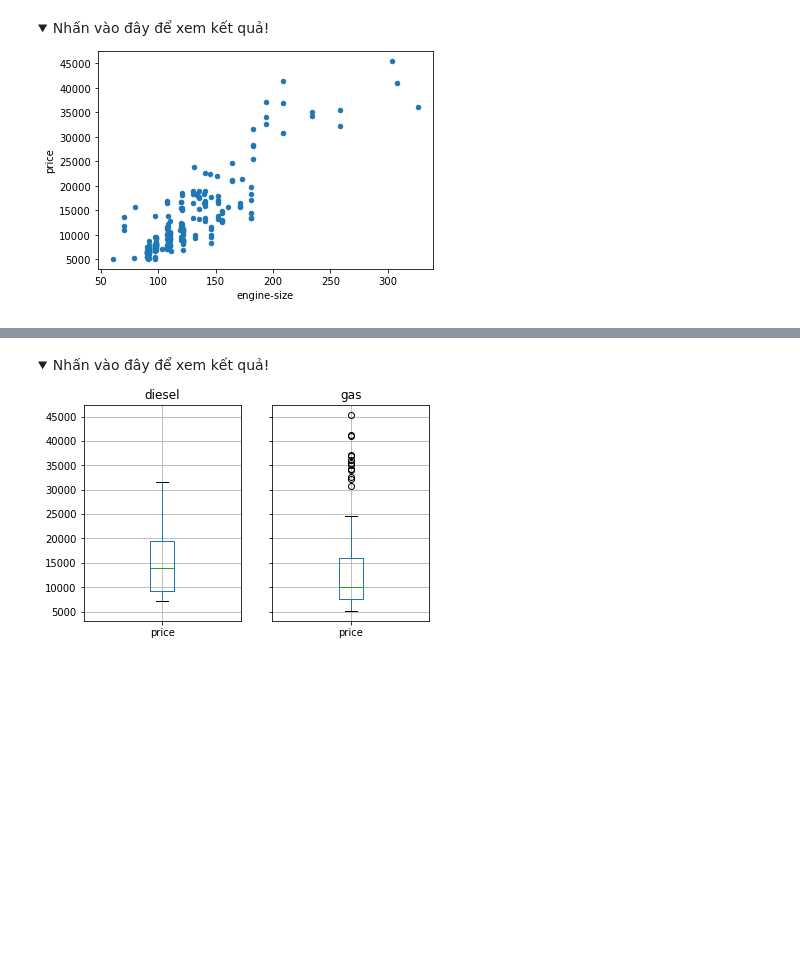
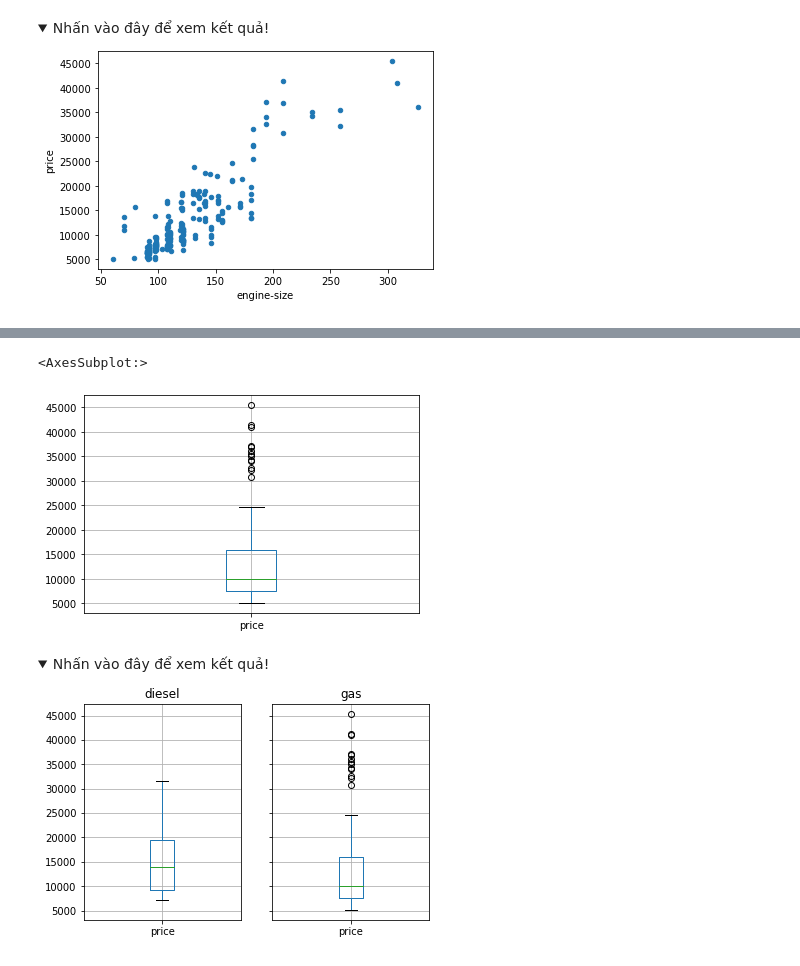
Before and after one commit to kienonline19/complete-python-course, a Jupyter notebook: problems/mr-dat-problems/Dataframe_Bai_lam_them_2 (Part 2).ipynb, the cells around one changed output, grey strips where cells are left out. Saved outputs shown, nothing was run; the diff lists cells and outputs as text; code cells hidden in the pictures; folded sections open; blank space fills up the shorter version.

```diff
--- a/problems/mr-dat-problems/Dataframe_Bai_lam_them_2 (Part 2).ipynb
+++ b/problems/mr-dat-problems/Dataframe_Bai_lam_them_2 (Part 2).ipynb
@@ -2209,3 +2220,8 @@ plt.show()
+# %%
+df2.boxplot()
+# %% [output]
+<AxesSubplot:>
+[figure, added]
 # %% [markdown]
 <details>
   <summary>Nhấn vào đây để xem kết quả!</summary>
```
Also changed, not shown: parts of 2 cells of this notebook, 1 other file.
